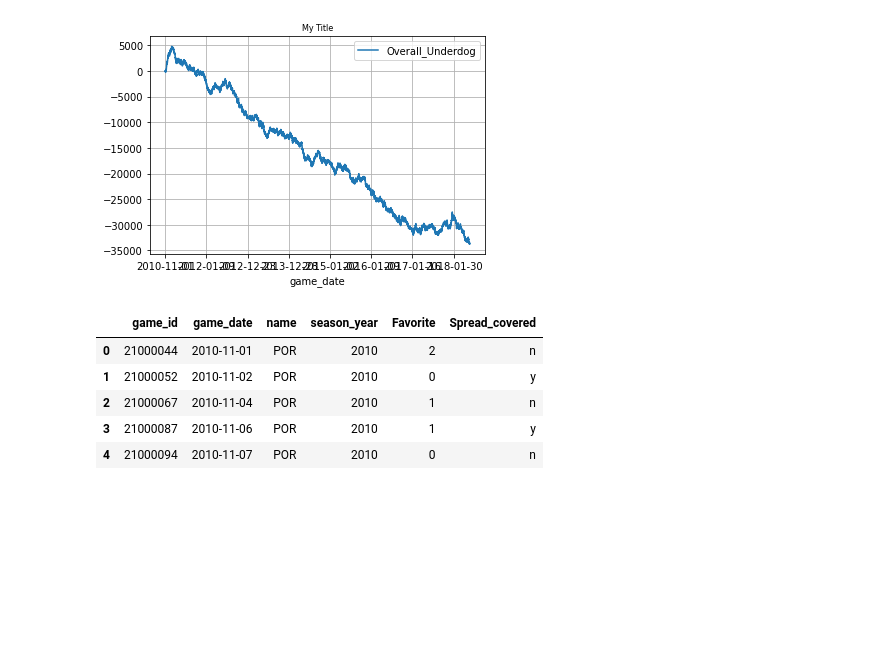
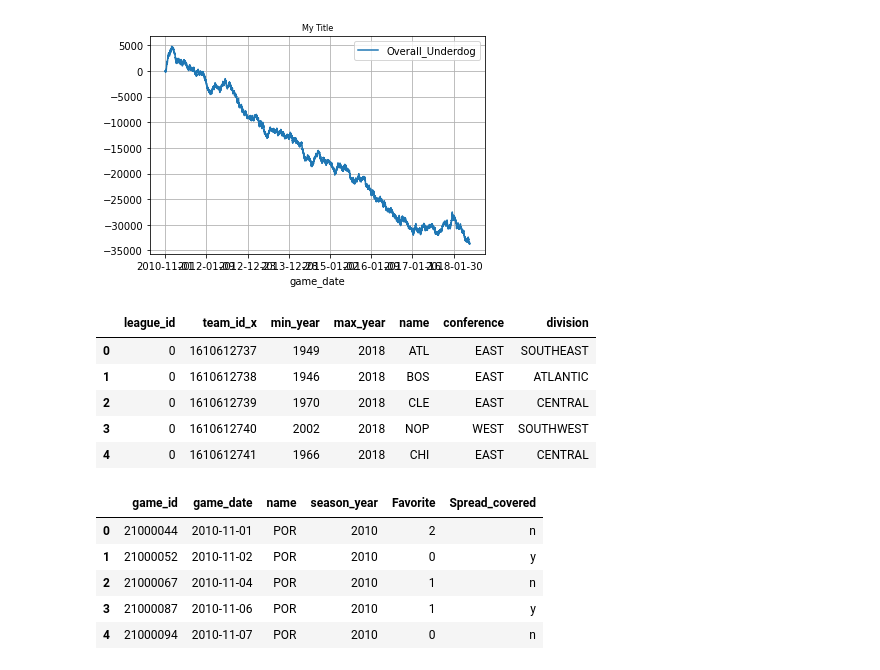
Before and after one commit to eduardopadilla3/Unit1_build_code, a Jupyter notebook: code_for__sprintbuild.ipynb, the cells around one changed output. Drawn from its saved outputs; the diff is of its cells as text; code cells hidden in the pictures; blank space fills up the shorter version.

```diff
--- a/code_for__sprintbuild.ipynb
+++ b/code_for__sprintbuild.ipynb
@@ -5592,3 +5599,14 @@ nba_teams = pd.read_csv(r"/content/nba_teams_all.csv")
+# %%
+nba_teams = pd.read_csv(r"https://docs.google.com/spreadsheets/d/1R3ULfA2pq8tYsoSuVcENfIAaf_lkYdeXWjrAQQechWA/gviz/tq?tqx=out:csv")
+# %%
+nba_teams.head()
+# %% [output]
+|  | league_id | team_id_x | min_year | max_year | name | conference | division |
+| 0 | 0 | 1610612737 | 1949 | 2018 | ATL | EAST | SOUTHEAST |
+| 1 | 0 | 1610612738 | 1946 | 2018 | BOS | EAST | ATLANTIC |
+| 2 | 0 | 1610612739 | 1970 | 2018 | CLE | EAST | CENTRAL |
+| 3 | 0 | 1610612740 | 2002 | 2018 | NOP | WEST | SOUTHWEST |
+| 4 | 0 | 1610612741 | 1966 | 2018 | CHI | EAST | CENTRAL |
 # %%
 b = pd.merge(a, nba_teams, how='inner', on='team_id_x')
 b = b[['game_id', 'game_date', 'name', 'season_year', 'Favorite', 'Spread_covered']]
```
Also changed, not shown: parts of 6 cells of this notebook.
